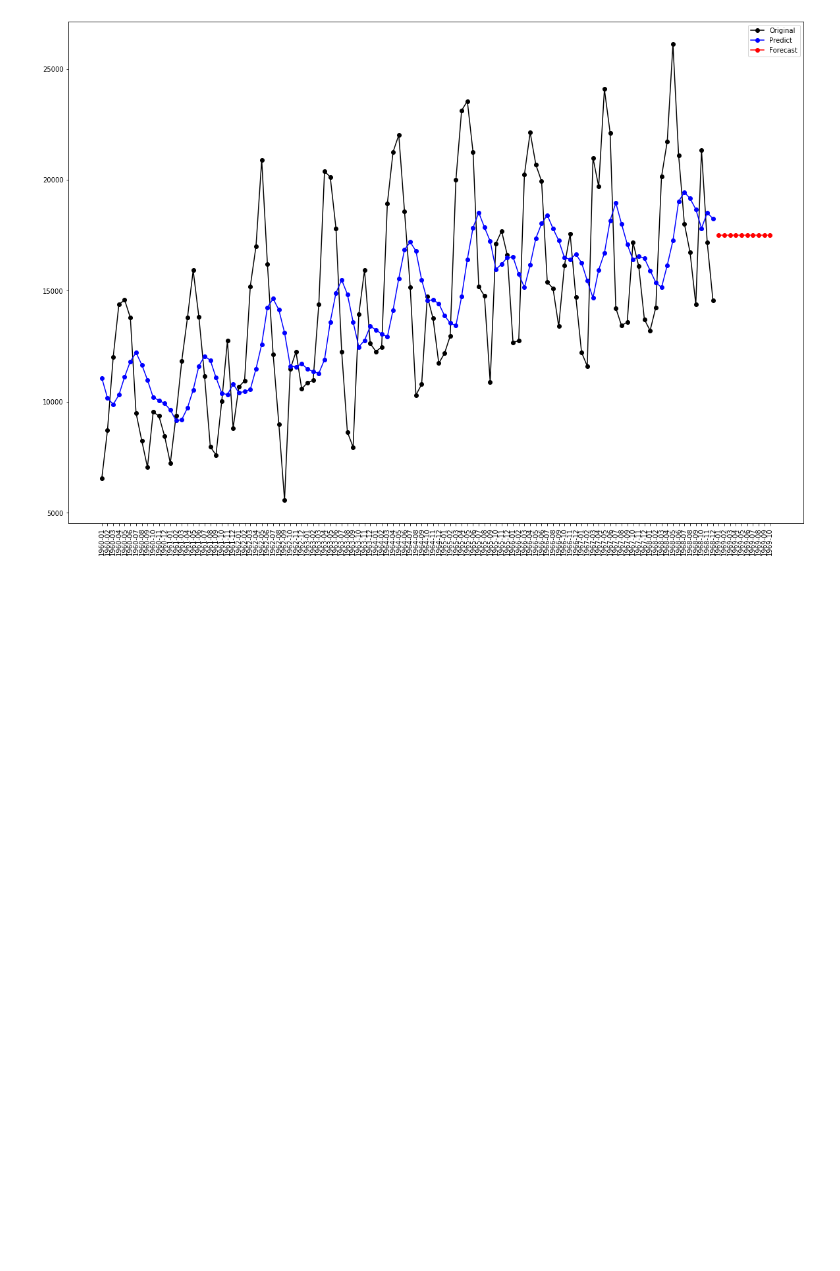
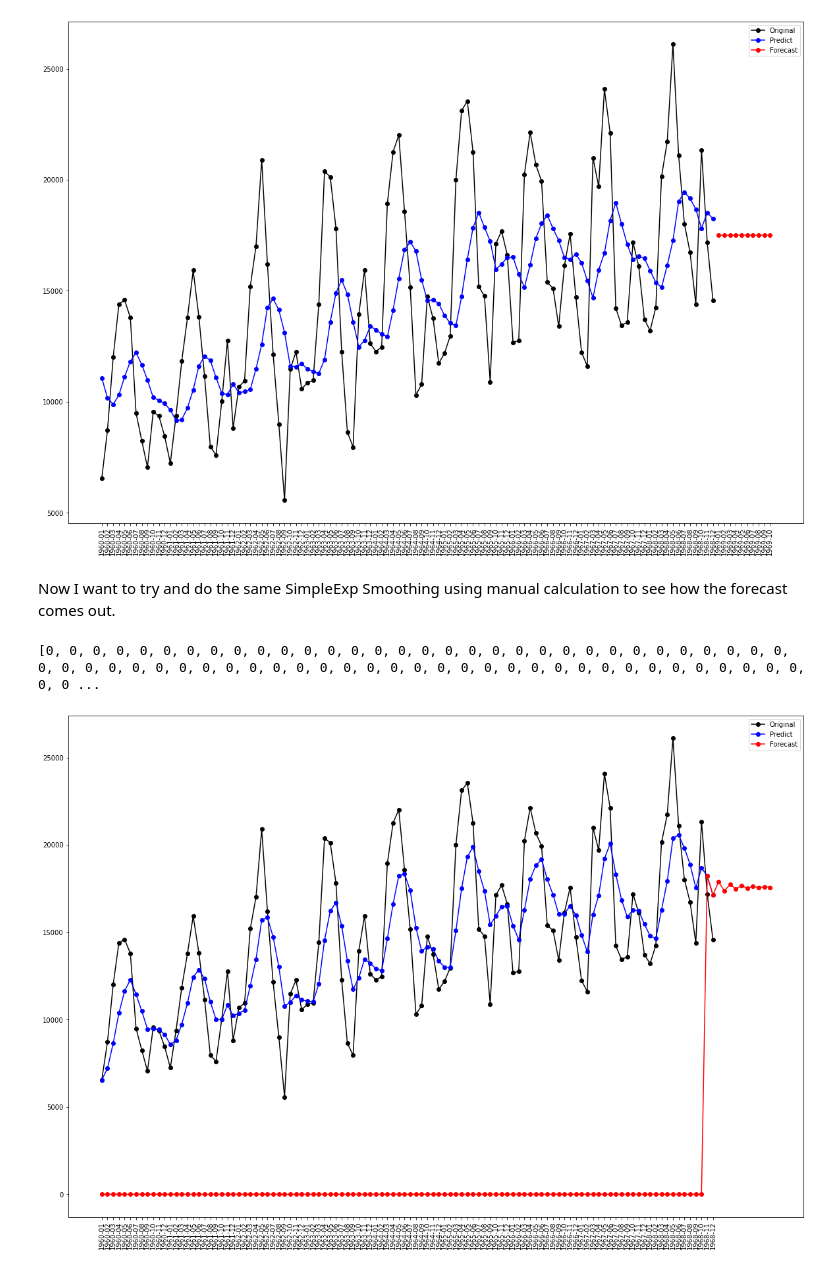
Before and after one commit to pnandhini11/TimeSeries, a Jupyter notebook: Single_exponential.ipynb, the cells around one changed output. Saved outputs shown, nothing was run; the diff lists cells and outputs as text; code cells hidden in the pictures; blank space fills up the shorter version.

Commit message:
updated with manual formula calculation

```diff
--- a/Single_exponential.ipynb
+++ b/Single_exponential.ipynb
@@ -99,3 +99,51 @@ printing forecast
 1968-12    18251.405407
 Length: 108, dtype: float64
 [figure]
+# %% [markdown]
+Now I want to try and do the same SimpleExp Smoothing using manual calculation to see how the forecast comes out.
+# %%
+#S(t)=αy(t−1)+(1−α)S(t−1)
+df_sales = df.iloc[:,1:]
+df_sales = df_sales.reset_index(drop=True)
+df_predict = []
+a = 0.3
+for i in range(1,len(df_sales)):
+    if i == 1:
+        df_predict.append(df_sales['Sales'][0])
+
+    y = (a * df_sales['Sales'][i]) + ((1-a)*df_predict[i-1])
+    df_predict.append(y)
+
+df_forecast=[0]*(i+1)
+
+df_forecast[i-1] = df_predict[i-1]
+
+df_forecast[i] = df_predict[i]
+
+for j in range(i,i+10):
+
+    z = (a * df_forecast[j]) + ((1-a)*df_forecast[j-1])
+    df_forecast.append(z)
+
+#df_forecast = list(filter(lambda a: a != 0, df_forecast))
+
+print(df_forecast)
+
+df_final = df_predict + list(filter(lambda a: a != 0, df_forecast))
+
+df_final = pd.DataFrame(df_final,columns = ['Sales'])
+
+df_final.to_csv('single_exp_timeseries.csv')
+# %% [output]
+[0, 0, 0, 0, 0, 0, 0, 0, 0, 0, 0, 0, 0, 0, 0, 0, 0, 0, 0, 0, 0, 0, 0, 0, 0, 0, 0, 0, 0, 0, 0, 0, 0, 0, 0, 0, 0, 0, 0, 0, 0, 0, 0, 0, 0, 0, 0, 0, 0, 0, 0, 0, 0, 0, 0, 0, 0, 0, 0, 0, 0, 0, 0, 0, 0, 0, 0 ...
+# %%
+plt.figure(figsize=(20, 14))
+x, = plt.plot(df_series, marker='o', color='black')
+y, = plt.plot(df_predict, marker='o', color='blue')
+z, = plt.plot(df_forecast,marker='o',color='red')
+plt.xticks(rotation = 'vertical')
+plt.legend([x,y,z],['Original','Predict','Forecast'])
+
+plt.show()
+# %% [output]
+[figure, added]
```
Also changed, not shown: parts of 3 cells of this notebook.
